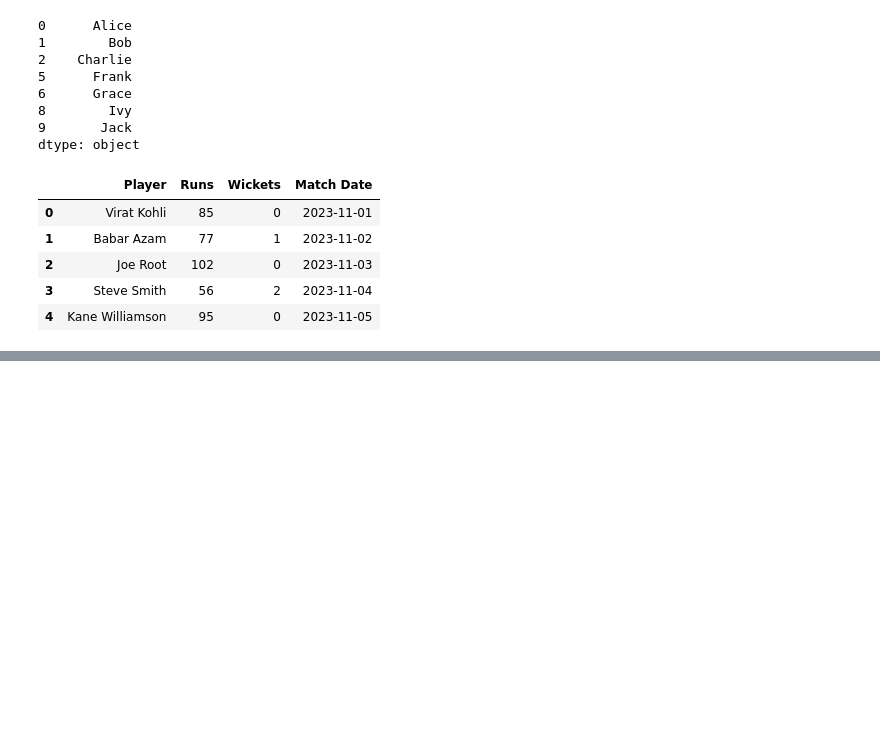
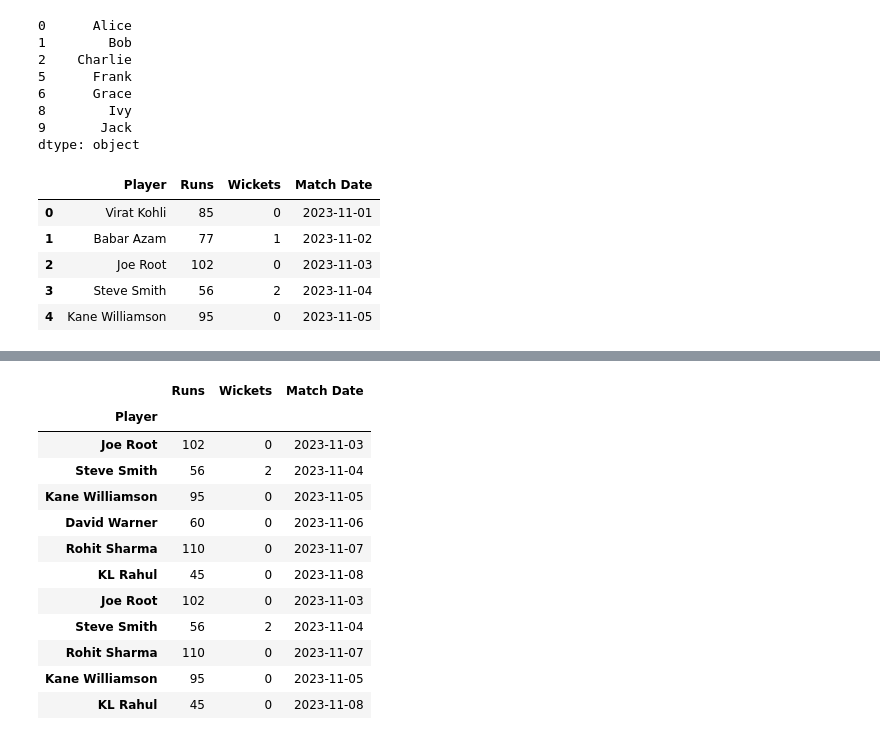
Before and after one commit to iAleeRaza/Pandas, a Jupyter notebook: dataframe_methods.ipynb, the cells around one changed output, grey strips where cells are left out. Drawn from its saved outputs; the diff is of its cells as text; code cells hidden in the pictures; blank space fills up the shorter version.

```diff
--- a/dataframe_methods.ipynb
+++ b/dataframe_methods.ipynb
@@ -664,0 +700,17 @@ players.head()
+# %%
+# label indeices
+players.set_index('Player').drop(index=['Virat Kohli', 'Babar Azam'])  # drops the specified rows by label index
+# %% [output]
+|  | Runs | Wickets | Match Date |
+| Player |  |  |  |
+| Joe Root | 102 | 0 | 2023-11-03 |
+| Steve Smith | 56 | 2 | 2023-11-04 |
+| Kane Williamson | 95 | 0 | 2023-11-05 |
+| David Warner | 60 | 0 | 2023-11-06 |
+| Rohit Sharma | 110 | 0 | 2023-11-07 |
+| KL Rahul | 45 | 0 | 2023-11-08 |
+| Joe Root | 102 | 0 | 2023-11-03 |
+| Steve Smith | 56 | 2 | 2023-11-04 |
+| Rohit Sharma | 110 | 0 | 2023-11-07 |
+| Kane Williamson | 95 | 0 | 2023-11-05 |
+| KL Rahul | 45 | 0 | 2023-11-08 |
```
Also changed, not shown: parts of 5 cells of this notebook.
